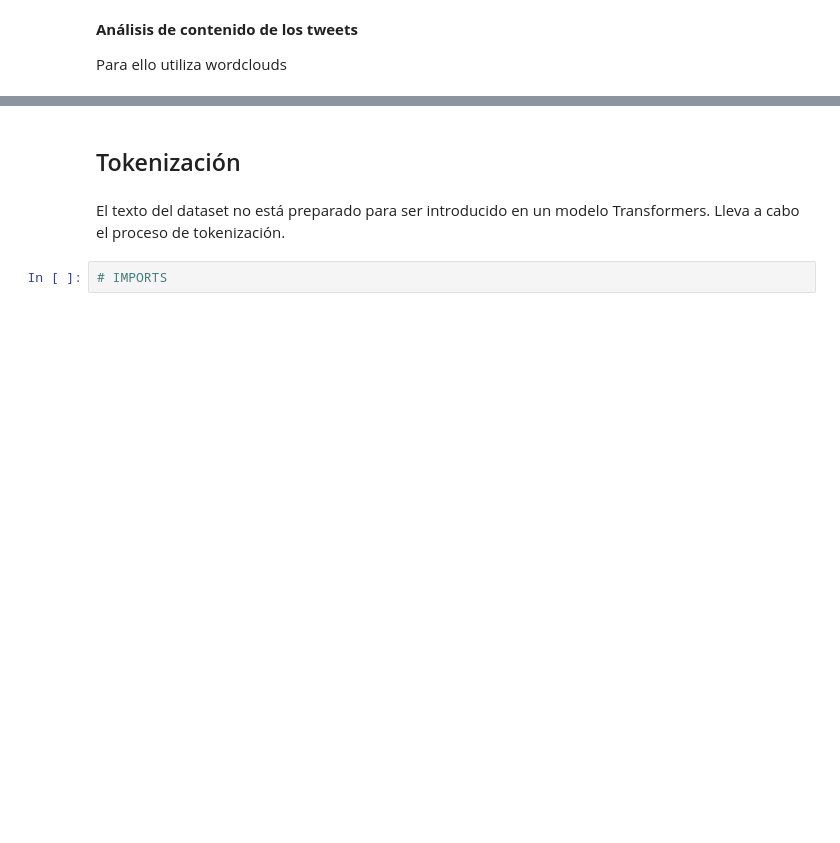
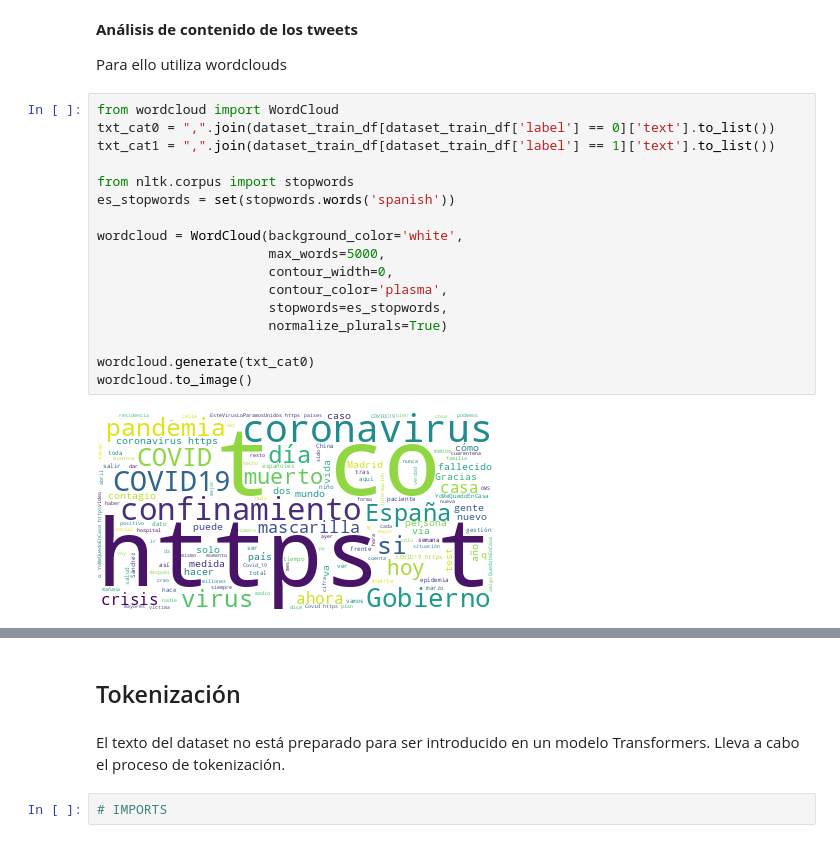
Before and after one commit to ivanrnarvaez/text_mining, a Jupyter notebook: NARVAEZ_BARREIROS_IVAN_RICARDO_Ejercicio1.ipynb, the cells around one changed output, grey strips where cells are left out. Saved outputs shown, nothing was run; the diff lists cells and outputs as text; blank space fills up the shorter version.

```diff
--- a/NARVAEZ_BARREIROS_IVAN_RICARDO_Ejercicio1.ipynb
+++ b/NARVAEZ_BARREIROS_IVAN_RICARDO_Ejercicio1.ipynb
@@ -183,3 +268,22 @@ Una vez generada la función, puedes utilizarla posteriormente para calcular res
 **Análisis de contenido de los tweets**
 
 Para ello utiliza wordclouds
+# %%
+from wordcloud import WordCloud
+txt_cat0 = ",".join(dataset_train_df[dataset_train_df['label'] == 0]['text'].to_list())
+txt_cat1 = ",".join(dataset_train_df[dataset_train_df['label'] == 1]['text'].to_list())
+
+from nltk.corpus import stopwords
+es_stopwords = set(stopwords.words('spanish'))
+
+wordcloud = WordCloud(background_color='white',
+                      max_words=5000,
+                      contour_width=0,
+                      contour_color='plasma',
+                      stopwords=es_stopwords,
+                      normalize_plurals=True)
+
+wordcloud.generate(txt_cat0)
+wordcloud.to_image()
+# %% [output]
+[figure, added]
```
Also changed, not shown: parts of 16 cells of this notebook.
